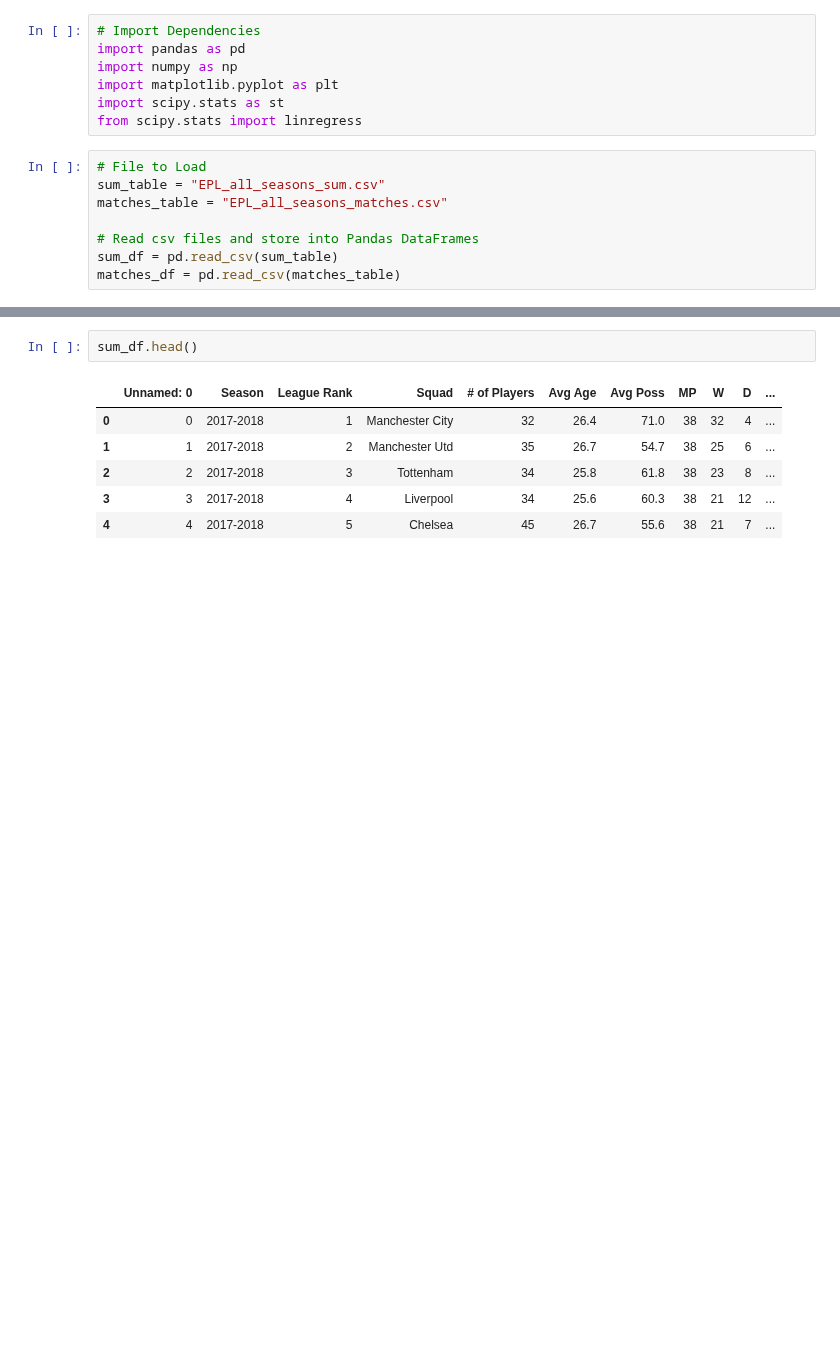
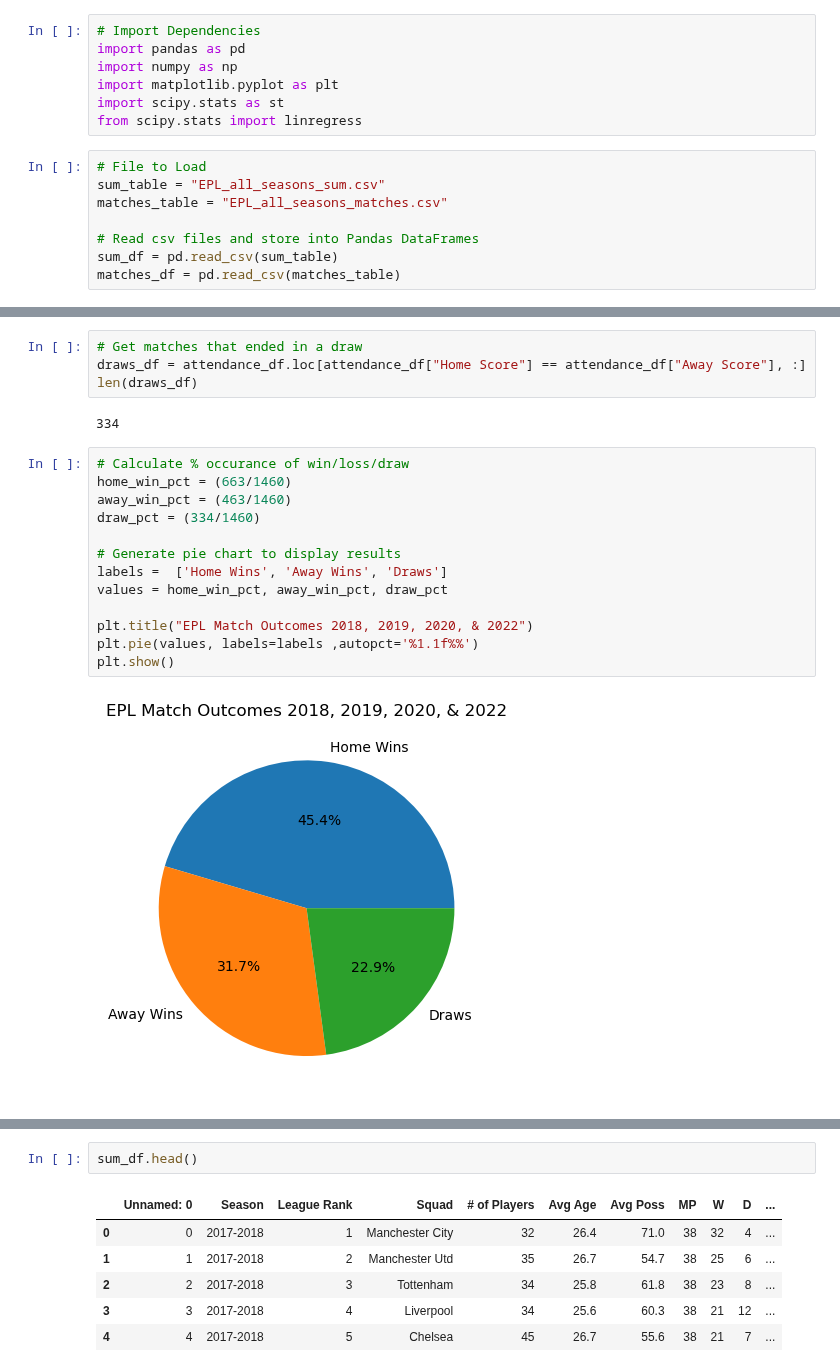
Before and after one commit to GurpreetChugh/Project-Football, a Jupyter notebook: EPL_Analysis.ipynb, the cells around one changed output, grey strips where cells are left out. Drawn from its saved outputs; the diff is of its cells as text; blank space fills up the shorter version.

```diff
--- a/EPL_Analysis.ipynb
+++ b/EPL_Analysis.ipynb
@@ -15,0 +70,21 @@ matches_df = pd.read_csv(matches_table)
+# %%
+# Get matches that ended in a draw
+draws_df = attendance_df.loc[attendance_df["Home Score"] == attendance_df["Away Score"], :]
+len(draws_df)
+# %% [output]
+334
+# %%
+# Calculate % occurance of win/loss/draw
+home_win_pct = (663/1460)
+away_win_pct = (463/1460)
+draw_pct = (334/1460)
+
+# Generate pie chart to display results
+labels =  ['Home Wins', 'Away Wins', 'Draws']
+values = home_win_pct, away_win_pct, draw_pct
+
+plt.title("EPL Match Outcomes 2018, 2019, 2020, & 2022")
+plt.pie(values, labels=labels ,autopct='%1.1f%%')
+plt.show()
+# %% [output]
+[figure, added]
```
Also changed, not shown: parts of 9 cells of this notebook.
